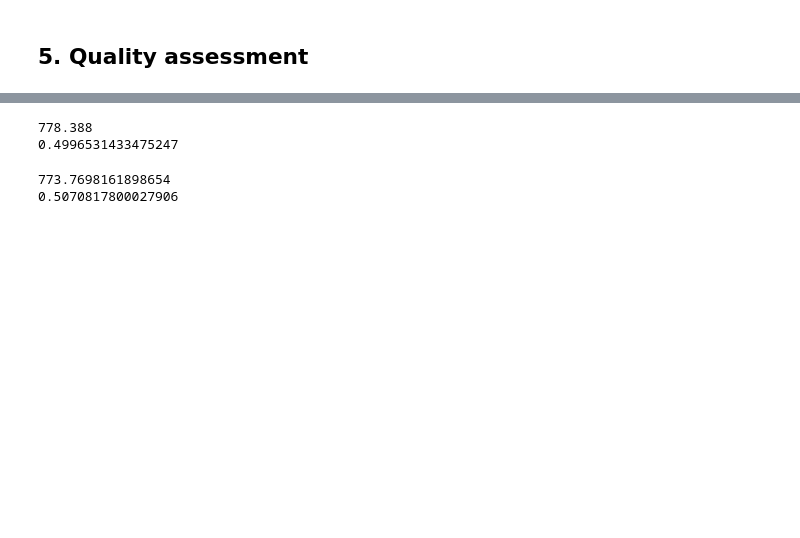
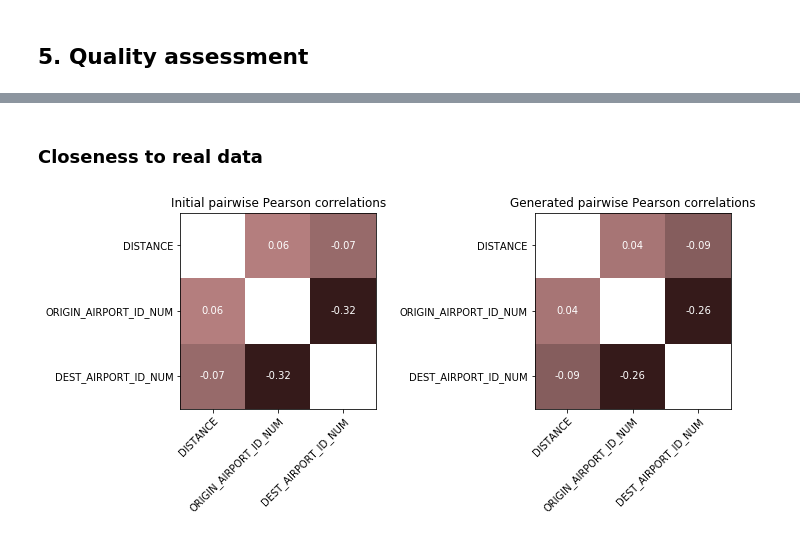
Before and after one commit to data-protection-helpers/induction-anonymization, a Jupyter notebook: mit-anonymization/python/statistical_generative_modeling.ipynb, the cells around one changed output, grey strips where cells are left out. Drawn from its saved outputs; the diff is of its cells as text; code cells hidden in the pictures; blank space fills up the shorter version.

Commit message:
added pearson correlation

```diff
--- a/mit-anonymization/python/statistical_generative_modeling.ipynb
+++ b/mit-anonymization/python/statistical_generative_modeling.ipynb
@@ -690,12 +689,2 @@ _to do_
-# %%
-print(df_sample_num["DISTANCE"].mean())
-print(df_sample_num["ORIGIN_AIRPORT_ID_NUM"].mean())
-# %% [output]
-778.388
-0.4996531433475247
-# %%
-print(df_final["DISTANCE"].mean())
-print(df_gen["ORIGIN_AIRPORT_ID_NUM"].mean())
-# %% [output]
-773.7698161898654
-0.5070817800027906
+# %% [markdown]
+### Closeness to real data
@@ -701,0 +782,6 @@ print(df_gen["ORIGIN_AIRPORT_ID_NUM"].mean())
+# %%
+res = closeness(df_sample_num, df_gen)
+# %%
+res.pearson_plot()
+# %% [output]
+[figure, added]
```
Also changed, not shown: parts of 11 cells of this notebook.
